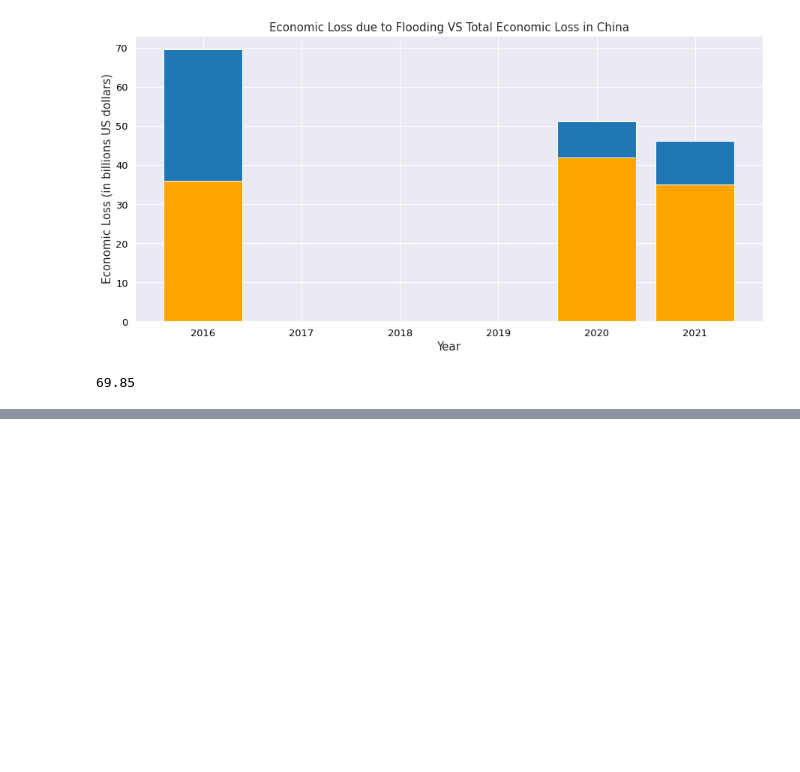
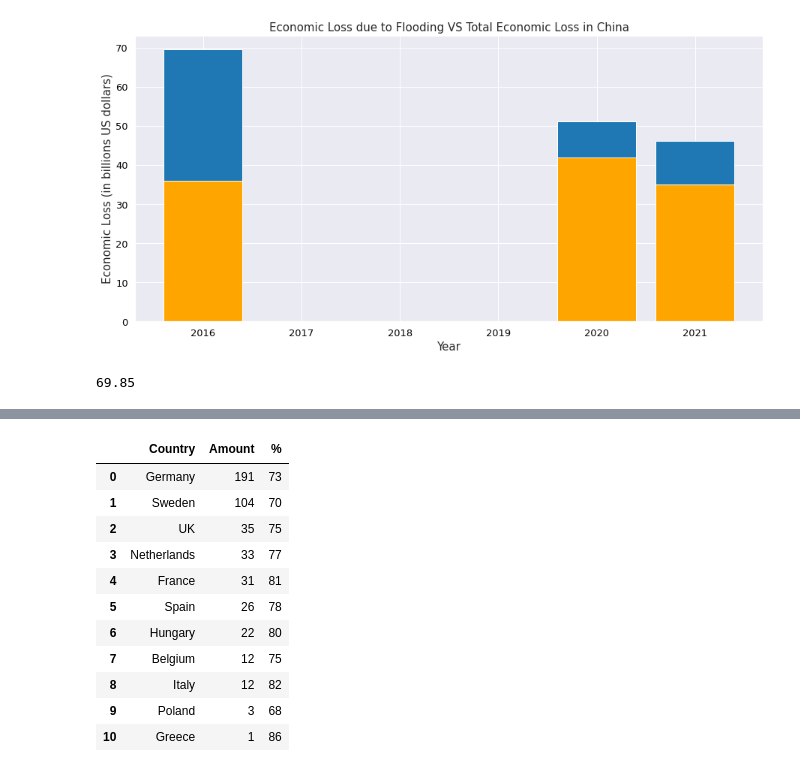
Before and after one commit to sonyaasha/3125-individual-project, a Jupyter notebook: codes/3125-IndividualProject.ipynb, the cells around one changed output, grey strips where cells are left out. Drawn from its saved outputs; the diff is of its cells as text; code cells hidden in the pictures; blank space fills up the shorter version.

```diff
--- a/codes/3125-IndividualProject.ipynb
+++ b/codes/3125-IndividualProject.ipynb
@@ -409,0 +462,15 @@ Answer: on average, about 70% of yearly economic loss in China is the result of
+# %%
+merged_df # combined data from two datasets
+# %% [output]
+|  | Country | Amount | % |
+| 0 | Germany | 191 | 73 |
+| 1 | Sweden | 104 | 70 |
+| 2 | UK | 35 | 75 |
+| 3 | Netherlands | 33 | 77 |
+| 4 | France | 31 | 81 |
+| 5 | Spain | 26 | 78 |
+| 6 | Hungary | 22 | 80 |
+| 7 | Belgium | 12 | 75 |
+| 8 | Italy | 12 | 82 |
+| 9 | Poland | 3 | 68 |
+| 10 | Greece | 1 | 86 |
```
Also changed, not shown: parts of 17 cells of this notebook, 2 other files.
